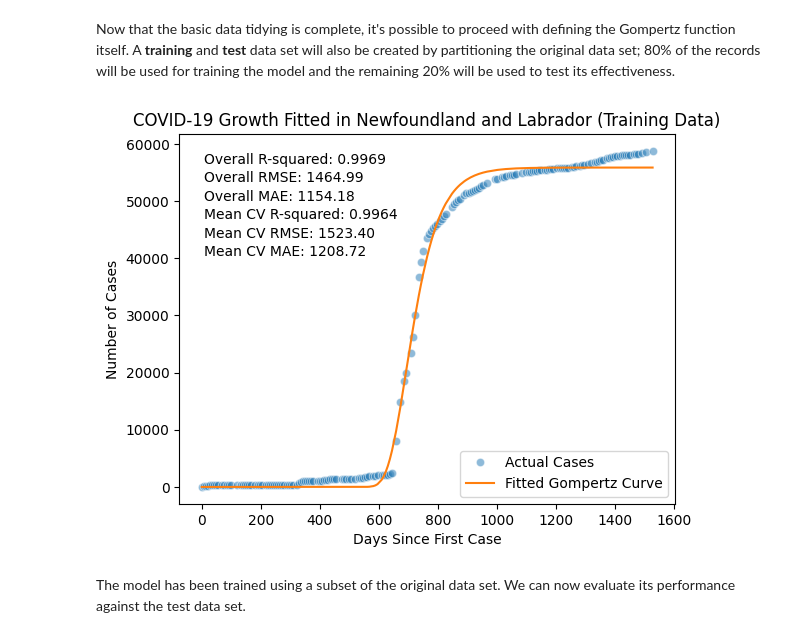
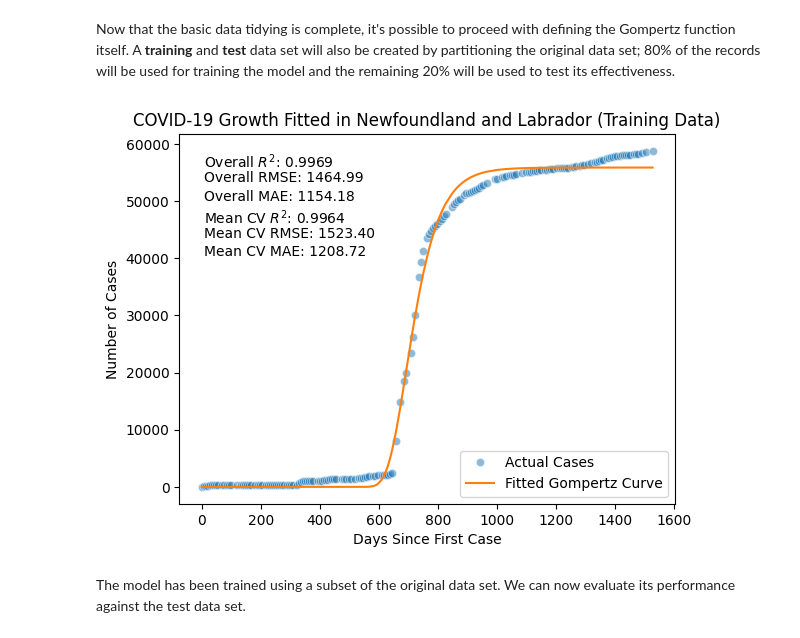
Before and after one commit to sa0v/COVID, a Jupyter notebook: COVID.ipynb, the cells around one changed output. Drawn from its saved outputs; the diff is of its cells as text; code cells hidden in the pictures.

```diff
--- a/COVID.ipynb
+++ b/COVID.ipynb
@@ -135,36 +135,36 @@ residuals = y_train - X_train['fitted_cases']
 
 # Calculate R-squared for the full training data.
 ss_total = np.sum((y_train - np.mean(y_train))**2)
 ss_residual = np.sum(residuals**2)
 r_squared = 1 - (ss_residual / ss_total)
 
 # Calculate RMSE and MAE for the full training data.
 rmse = np.sqrt(mean_squared_error(y_train, X_train['fitted_cases']))
 mae = mean_absolute_error(y_train, X_train['fitted_cases'])
 
 # Actual cases.
 sns.lineplot(x=X_train['days'], y=y_train, label='Actual Cases', color='tab:blue', marker='o', linestyle='None', alpha=0.5)
 
 # Fitted Gompertz curve.
 sns.lineplot(x=X_train['days'], y=X_train['fitted_cases'], label='Fitted Gompertz Curve', color='tab:orange')
 
 plt.title("COVID-19 Growth Fitted in Newfoundland and Labrador (Training Data)")
 plt.xlabel("Days Since First Case")
 plt.ylabel("Number of Cases")
 plt.legend()
 plt.grid(False)
 
 # Display performance metrics directly on the plot.
-plt.text(0.05, 0.95, f"Overall R-squared: {r_squared:.4f}", transform=plt.gca().transAxes, fontsize=10, verticalalignment='top')
+plt.text(0.05, 0.95, f"Overall $R^2$: {r_squared:.4f}", transform=plt.gca().transAxes, fontsize=10, verticalalignment='top')
 plt.text(0.05, 0.90, f"Overall RMSE: {rmse:.2f}", transform=plt.gca().transAxes, fontsize=10, verticalalignment='top')
 plt.text(0.05, 0.85, f"Overall MAE: {mae:.2f}", transform=plt.gca().transAxes, fontsize=10, verticalalignment='top')
-plt.text(0.05, 0.80, f"Mean CV R-squared: {mean_cv_r2:.4f}", transform=plt.gca().transAxes, fontsize=10, verticalalignment='top')
+plt.text(0.05, 0.80, f"Mean CV $R^2$: {mean_cv_r2:.4f}", transform=plt.gca().transAxes, fontsize=10, verticalalignment='top')
 plt.text(0.05, 0.75, f"Mean CV RMSE: {mean_cv_rmse:.2f}", transform=plt.gca().transAxes, fontsize=10, verticalalignment='top')
 plt.text(0.05, 0.70, f"Mean CV MAE: {mean_cv_mae:.2f}", transform=plt.gca().transAxes, fontsize=10, verticalalignment='top')
 
 plt.show()
 # %% [output]
-[figure, old version]
+[figure, new version]
 # %% [markdown]
 The model has been trained using a subset of the original data set. We can now evaluate its performance against the test data set.
 # %%
```
